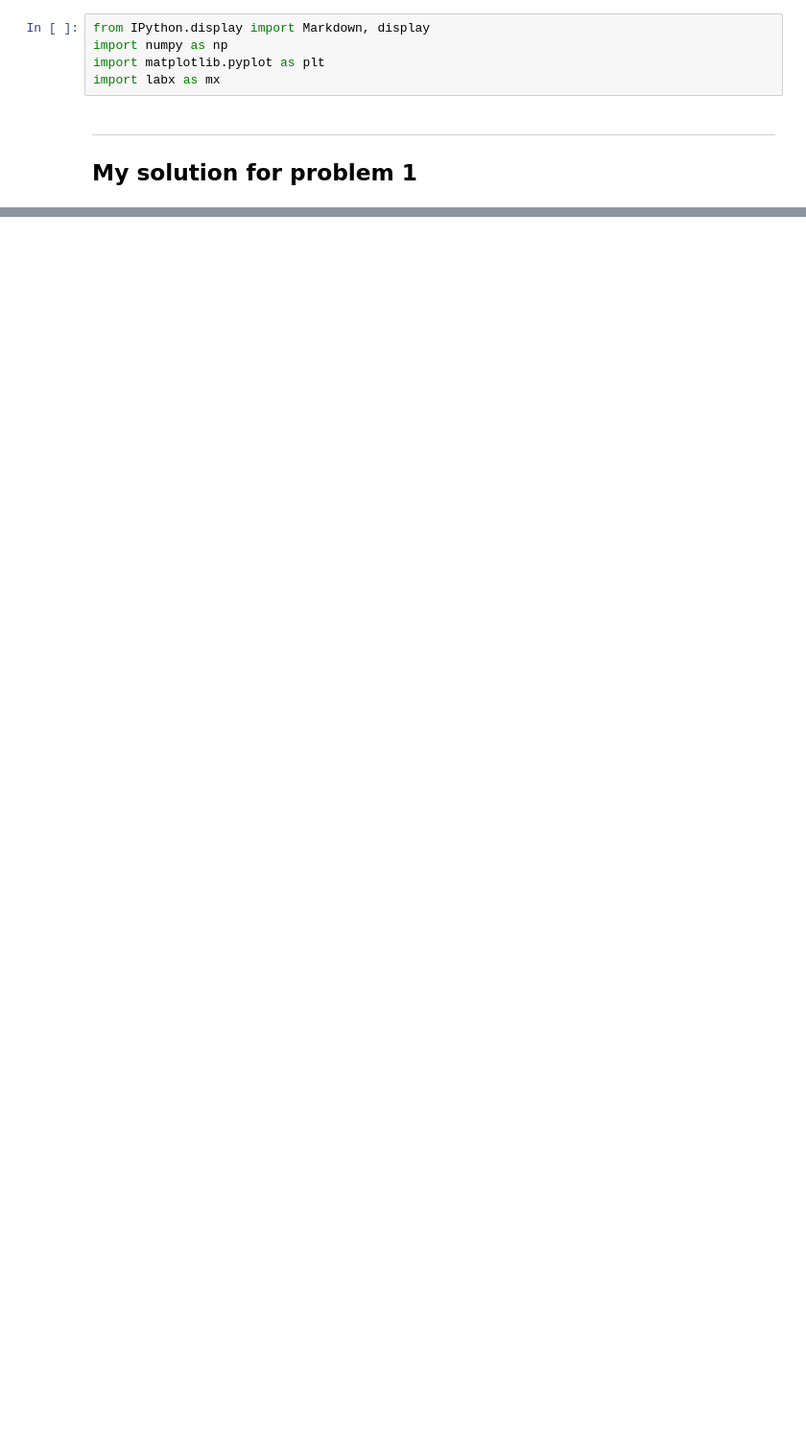
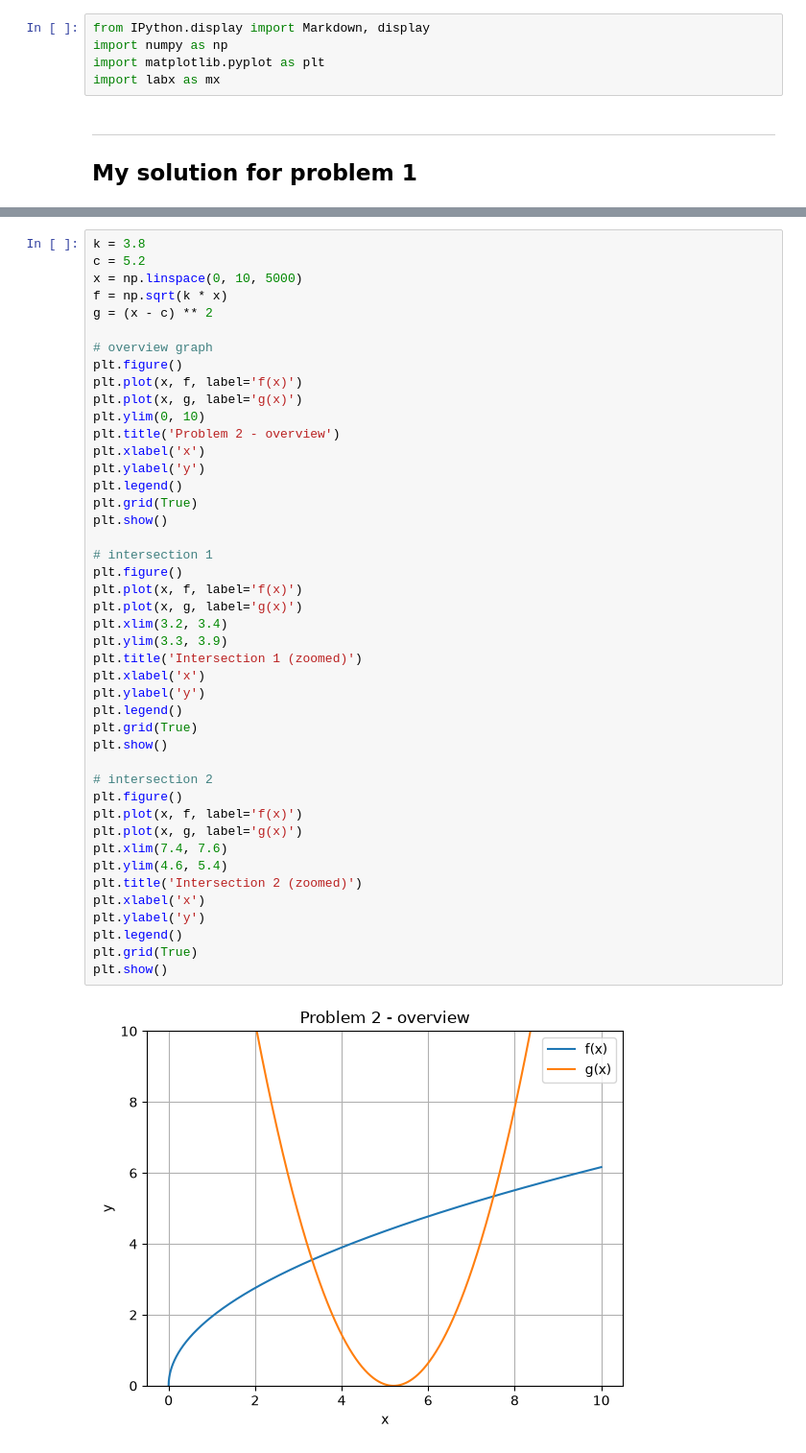
Before and after one commit to SanduniImesha/Jupyter-notebook, a Jupyter notebook: Software1/SanduniImesha_HapuarachchigeDonaLab2.ipynb, the cells around one changed output, grey strips where cells are left out. Shown at 96% size. Cells and saved outputs as stored; diff of their text form; blank space fills up the shorter version.

```diff
--- a/Software1/SanduniImesha_HapuarachchigeDonaLab2.ipynb
+++ b/Software1/SanduniImesha_HapuarachchigeDonaLab2.ipynb
@@ -40,0 +109,46 @@ AttributeError: module 'labx' has no attribute 'lab_2_problem_1'
+# %%
+k = 3.8
+c = 5.2
+x = np.linspace(0, 10, 5000)
+f = np.sqrt(k * x)
+g = (x - c) ** 2
+
+# overview graph
+plt.figure()
+plt.plot(x, f, label='f(x)')
+plt.plot(x, g, label='g(x)')
+plt.ylim(0, 10)
+plt.title('Problem 2 - overview')
+plt.xlabel('x')
+plt.ylabel('y')
+plt.legend()
+plt.grid(True)
+plt.show()
+
+# intersection 1
+plt.figure()
+plt.plot(x, f, label='f(x)')
+plt.plot(x, g, label='g(x)')
+plt.xlim(3.2, 3.4)
+plt.ylim(3.3, 3.9)
+plt.title('Intersection 1 (zoomed)')
+plt.xlabel('x')
+plt.ylabel('y')
+plt.legend()
+plt.grid(True)
+plt.show()
+
+# intersection 2
+plt.figure()
+plt.plot(x, f, label='f(x)')
+plt.plot(x, g, label='g(x)')
+plt.xlim(7.4, 7.6)
+plt.ylim(4.6, 5.4)
+plt.title('Intersection 2 (zoomed)')
+plt.xlabel('x')
+plt.ylabel('y')
+plt.legend()
+plt.grid(True)
+plt.show()
+# %% [output]
+[figure, added]
```
Also changed, not shown: parts of 8 cells of this notebook, 5 other files.
